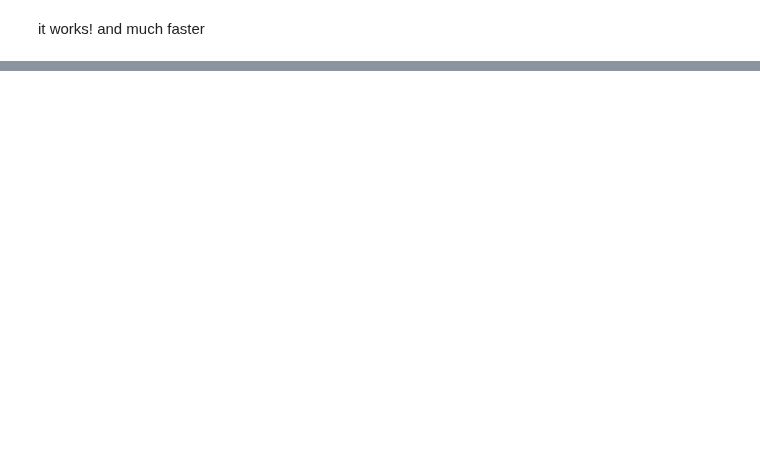
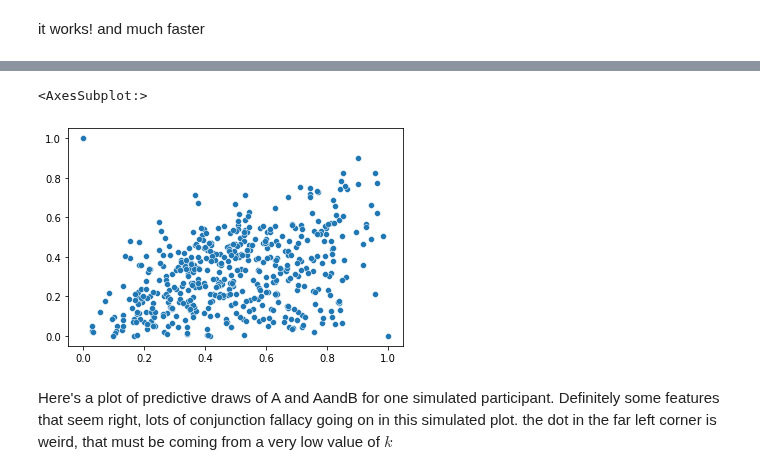
Before and after one commit to derekpowell/bayesian-sampler, a Jupyter notebook: bsampler-numpyro-sim.ipynb, the cells around one changed output, grey strips where cells are left out. Drawn from its saved outputs; the diff is of its cells as text; code cells hidden in the pictures; blank space fills up the shorter version.

```diff
--- a/bsampler-numpyro-sim.ipynb
+++ b/bsampler-numpyro-sim.ipynb
@@ -324,0 +321,8 @@ array([[<AxesSubplot:>, None],
+# %%
+from jax import random
+from numpyro.infer import MCMC, NUTS
+
+nuts_kernel = NUTS(bayesian_sampler_complex)
+mcmc = MCMC(nuts_kernel, num_warmup=250, num_samples=1_000, num_chains=1)
+rng_key = random.PRNGKey(0)
+mcmc.run(rng_key, X_data, y_data)
@@ -324,0 +360,14 @@ array([[<AxesSubplot:>, None],
+# %%
+from numpyro.infer import Predictive
+
+prior = Predictive(bayesian_sampler_complex, num_samples=500)
+
+rng_key1 = random.PRNGKey(1)
+prior_predictive = prior(rng_key1, X_data)["yhat"]
+# %%
+sns.scatterplot(y = prior_predictive[:,1], x = prior_predictive[:,0])
+# %% [output]
+<AxesSubplot:>
+[figure, added]
+# %% [markdown]
+Here's a plot of predictive draws of A and AandB for one simulated participant. Definitely some features that seem right, lots of conjunction fallacy going on in this simulated plot. the dot in the far left corner is weird, that must be coming from a very low value of $k$
```
Also changed, not shown: parts of 24 cells of this notebook, 3 other files.
